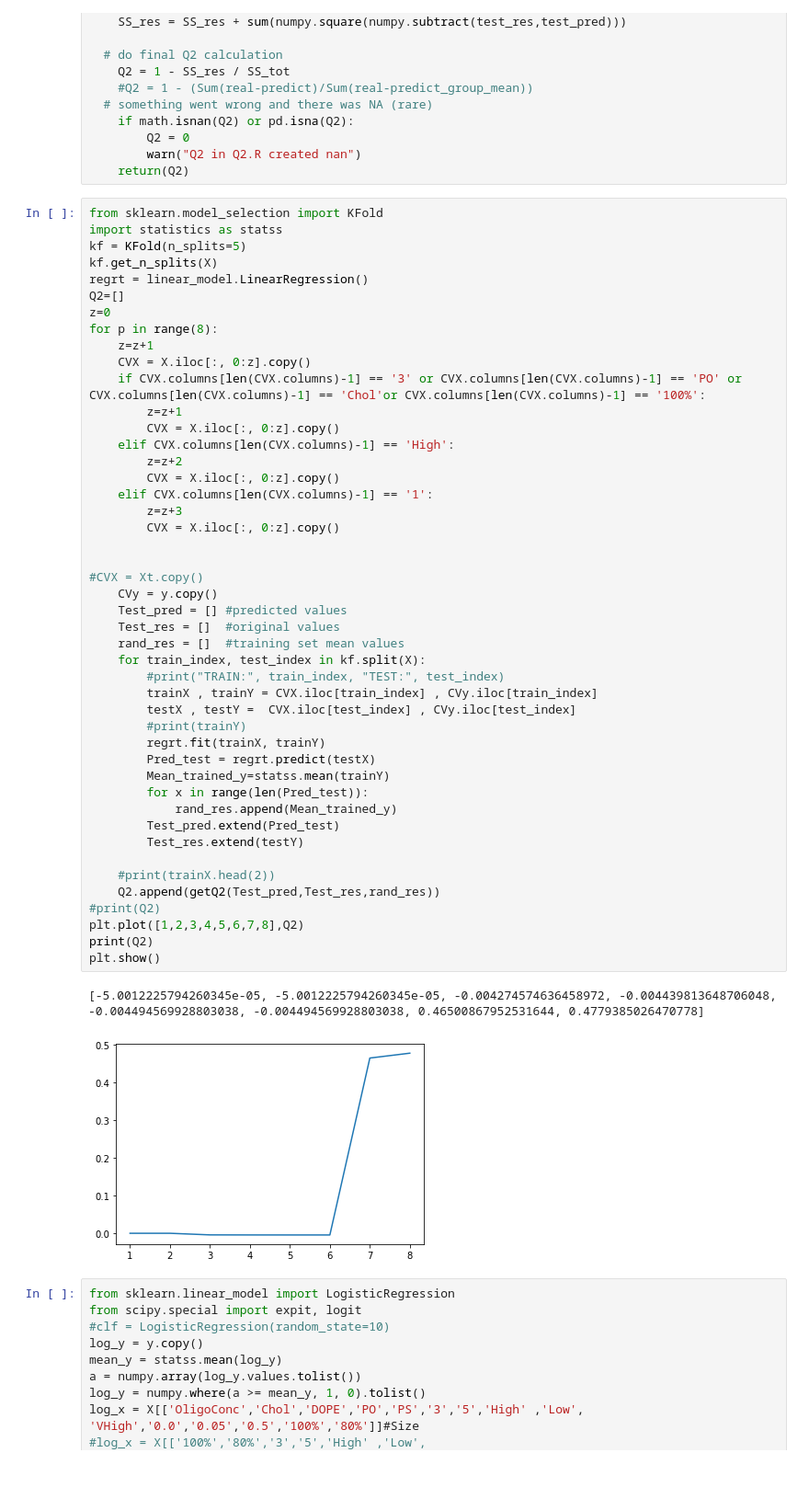
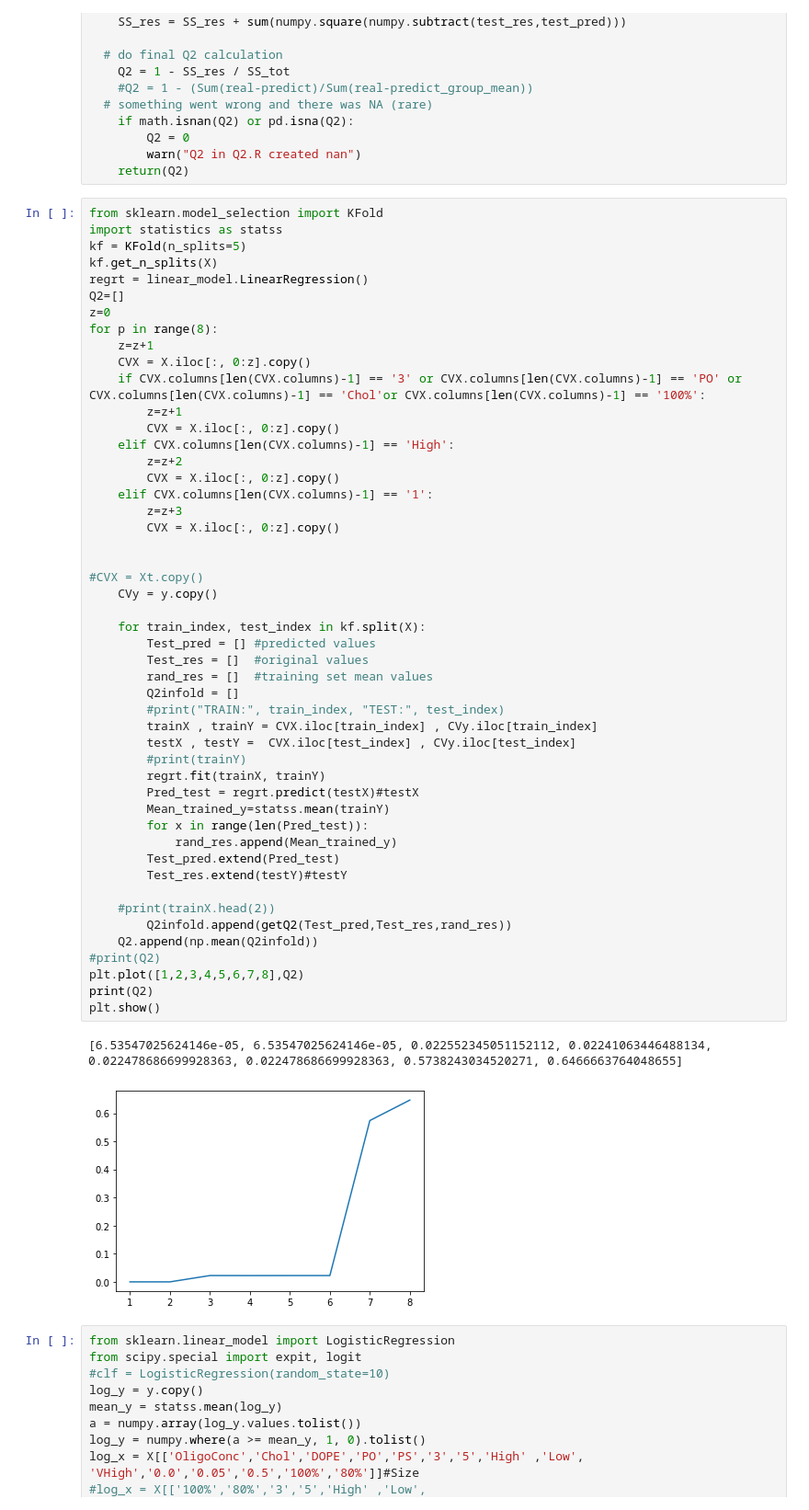
Before and after one commit to kenll99minecart/Immunopeptide, a Jupyter notebook: Linear regression.ipynb, the cells around one changed output. Shown at 92% size. Cells and saved outputs as stored; diff of their text form; blank space fills up the shorter version.

```diff
--- a/Linear regression.ipynb
+++ b/Linear regression.ipynb
@@ -166,41 +166,44 @@ for p in range(8):
     if CVX.columns[len(CVX.columns)-1] == '3' or CVX.columns[len(CVX.columns)-1] == 'PO' or CVX.columns[len(CVX.columns)-1] == 'Chol'or CVX.columns[len(CVX.columns)-1] == '100%':
         z=z+1
         CVX = X.iloc[:, 0:z].copy()
     elif CVX.columns[len(CVX.columns)-1] == 'High':
         z=z+2
         CVX = X.iloc[:, 0:z].copy()
     elif CVX.columns[len(CVX.columns)-1] == '1':
         z=z+3
         CVX = X.iloc[:, 0:z].copy()
 
 
 #CVX = Xt.copy()
     CVy = y.copy()
-    Test_pred = [] #predicted values
-    Test_res = []  #original values
-    rand_res = []  #training set mean values
+
     for train_index, test_index in kf.split(X):
+        Test_pred = [] #predicted values
+        Test_res = []  #original values
+        rand_res = []  #training set mean values
+        Q2infold = []
         #print("TRAIN:", train_index, "TEST:", test_index)
         trainX , trainY = CVX.iloc[train_index] , CVy.iloc[train_index]
         testX , testY =  CVX.iloc[test_index] , CVy.iloc[test_index]
         #print(trainY)
         regrt.fit(trainX, trainY)
-        Pred_test = regrt.predict(testX)
+        Pred_test = regrt.predict(testX)#testX
         Mean_trained_y=statss.mean(trainY)
         for x in range(len(Pred_test)):
             rand_res.append(Mean_trained_y)
         Test_pred.extend(Pred_test)
-        Test_res.extend(testY)
+        Test_res.extend(testY)#testY
 
     #print(trainX.head(2))
-    Q2.append(getQ2(Test_pred,Test_res,rand_res))
+        Q2infold.append(getQ2(Test_pred,Test_res,rand_res))
+    Q2.append(np.mean(Q2infold))
 #print(Q2)
 plt.plot([1,2,3,4,5,6,7,8],Q2)
 print(Q2)
 plt.show()
 # %% [output]
-[-5.0012225794260345e-05, -5.0012225794260345e-05, -0.004274574636458972, -0.004439813648706048, -0.004494569928803038, -0.004494569928803038, 0.46500867952531644, 0.4779385026470778]
+[6.53547025624146e-05, 6.53547025624146e-05, 0.022552345051152112, 0.02241063446488134, 0.022478686699928363, 0.022478686699928363, 0.5738243034520271, 0.6466663764048655]
-[figure, old version]
+[figure, new version]
 # %%
 from sklearn.linear_model import LogisticRegression
 from scipy.special import expit, logit
```
Also changed, not shown: parts of 1 cell of this notebook.
